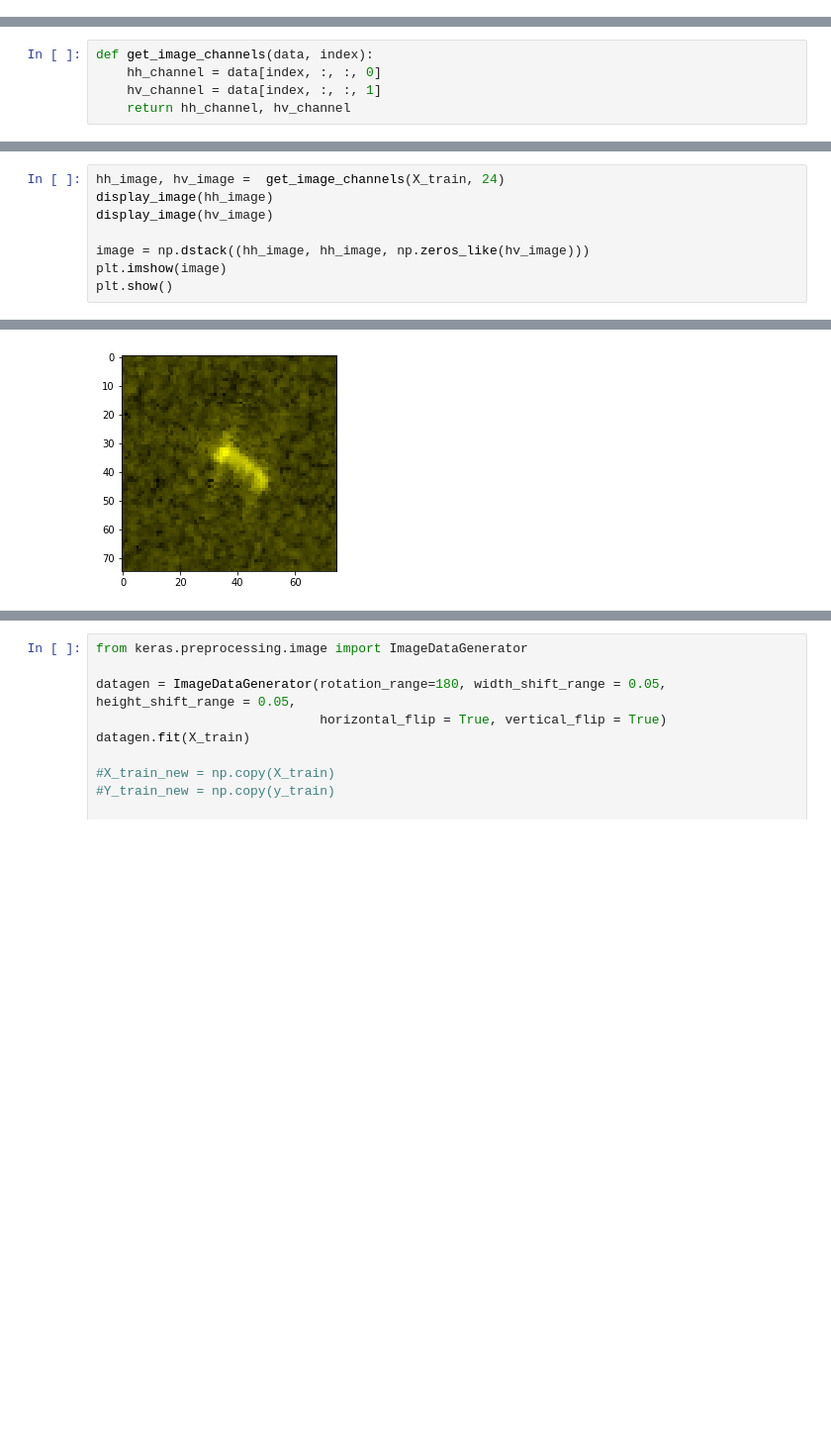
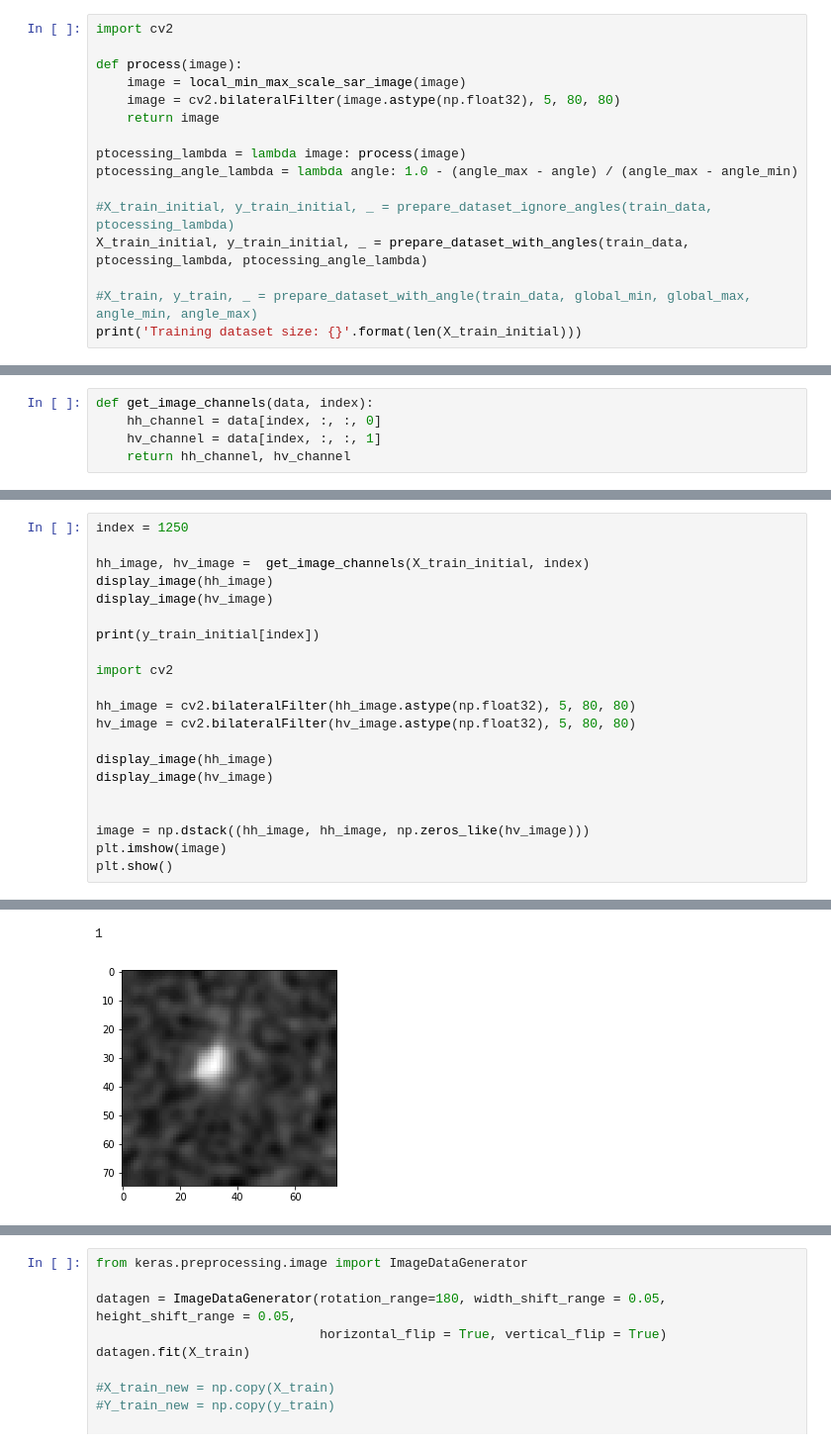
Before and after one commit to alexeysas/ml--Iceberg-classifier, a Jupyter notebook: main.ipynb, the cells around one changed output, grey strips where cells are left out. Shown: that part at 99% size. Drawn from its saved outputs; the diff is of its cells as text; blank space fills up the shorter version.

```diff
--- a/main.ipynb
+++ b/main.ipynb
@@ -179,0 +177,16 @@ X_train, y_train, _ = prepare_dataset_ignore_angles(train_data, ptocessing_lambd
+# %%
+import cv2
+
+def process(image):
+    image = local_min_max_scale_sar_image(image)
+    image = cv2.bilateralFilter(image.astype(np.float32), 5, 80, 80)
+    return image
+
+ptocessing_lambda = lambda image: process(image)
+ptocessing_angle_lambda = lambda angle: 1.0 - (angle_max - angle) / (angle_max - angle_min)
+
+#X_train_initial, y_train_initial, _ = prepare_dataset_ignore_angles(train_data, ptocessing_lambda)
+X_train_initial, y_train_initial, _ = prepare_dataset_with_angles(train_data, ptocessing_lambda, ptocessing_angle_lambda)
+
+#X_train, y_train, _ = prepare_dataset_with_angle(train_data, global_min, global_max, angle_min, angle_max)
+print('Training dataset size: {}'.format(len(X_train_initial)))
@@ -198,7 +213,20 @@ display_image(hh_channel)
 # %%
-hh_image, hv_image =  get_image_channels(X_train, 24)
+index = 1250
+
+hh_image, hv_image =  get_image_channels(X_train_initial, index)
 display_image(hh_image)
 display_image(hv_image)
+
+print(y_train_initial[index])
+
+import cv2
+
+hh_image = cv2.bilateralFilter(hh_image.astype(np.float32), 5, 80, 80)
+hv_image = cv2.bilateralFilter(hv_image.astype(np.float32), 5, 80, 80)
+
+display_image(hh_image)
+display_image(hv_image)
+
 
 image = np.dstack((hh_image, hh_image, np.zeros_like(hv_image)))
 plt.imshow(image)
@@ -209 +237,2 @@ plt.show()
+1
-[figure, old version]
+[figure, new version]
```
Also changed, not shown: parts of 15 cells of this notebook, 2 other files.
